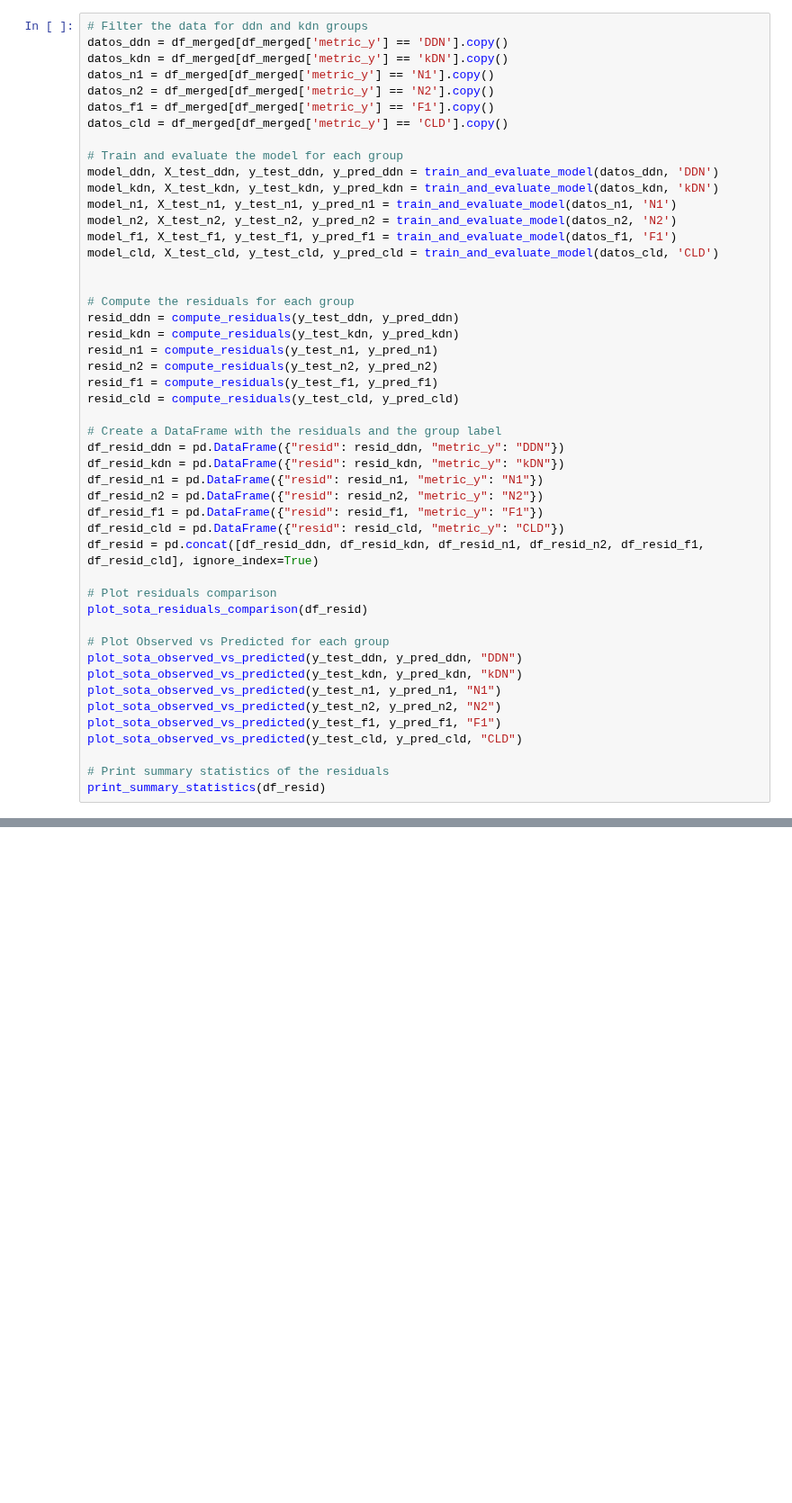
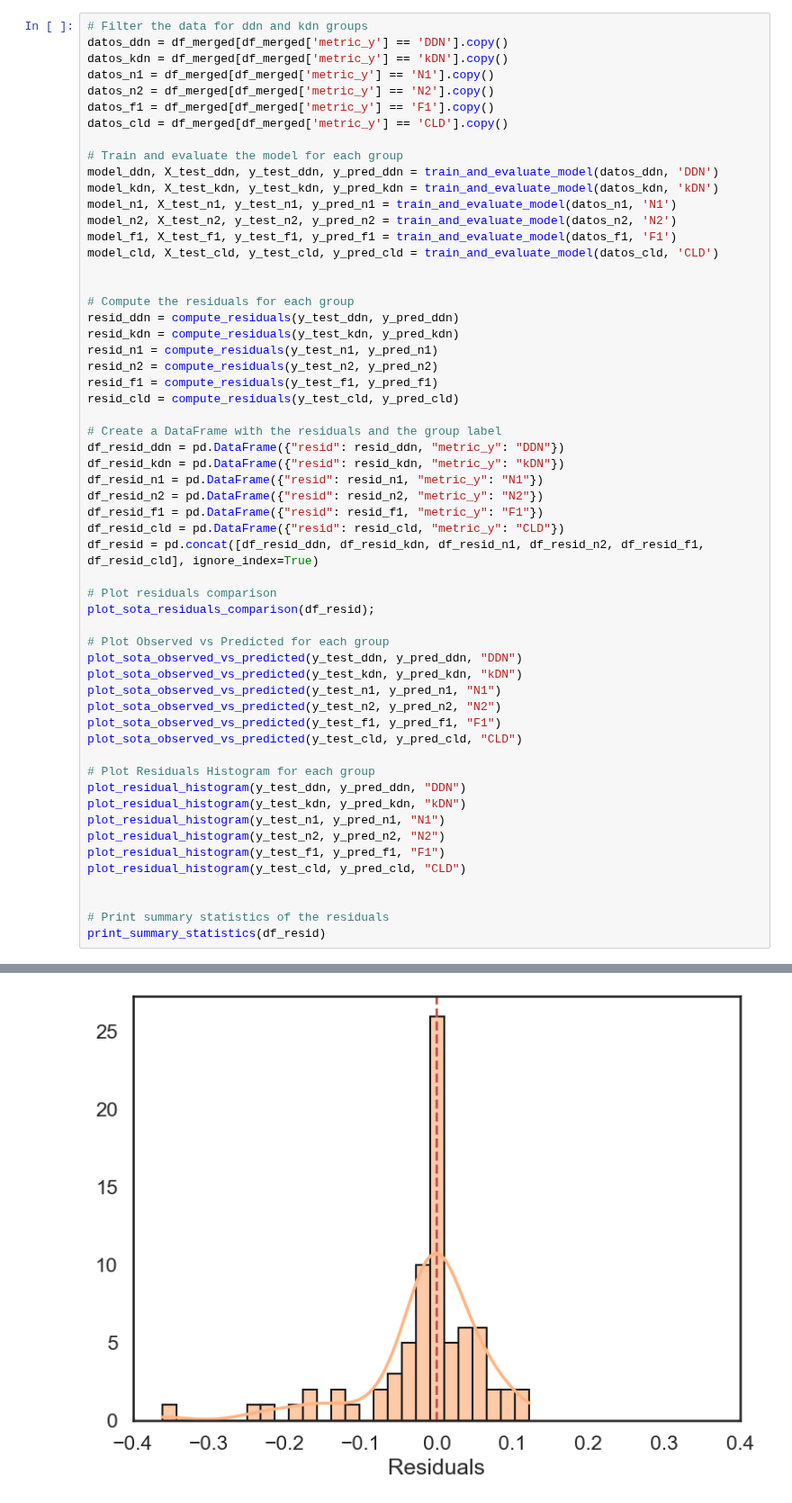
Before and after one commit to URJCDSLab/dynamic_disagreeing_neighbors, a Jupyter notebook: notebooks/7_best_complexity_across_proportion_sota.ipynb, the cells around one changed output, grey strips where cells are left out. Shown at 90% size. Cells and saved outputs as stored; diff of their text form; blank space fills up the shorter version.

```diff
--- a/notebooks/7_best_complexity_across_proportion_sota.ipynb
+++ b/notebooks/7_best_complexity_across_proportion_sota.ipynb
@@ -200,7 +200,7 @@ df_resid_cld = pd.DataFrame({"resid": resid_cld, "metric_y": "CLD"})
 df_resid = pd.concat([df_resid_ddn, df_resid_kdn, df_resid_n1, df_resid_n2, df_resid_f1, df_resid_cld], ignore_index=True)
 
 # Plot residuals comparison
-plot_sota_residuals_comparison(df_resid)
+plot_sota_residuals_comparison(df_resid);
 
 # Plot Observed vs Predicted for each group
 plot_sota_observed_vs_predicted(y_test_ddn, y_pred_ddn, "DDN")
@@ -210,32 +210,42 @@ plot_sota_observed_vs_predicted(y_test_n2, y_pred_n2, "N2")
 plot_sota_observed_vs_predicted(y_test_f1, y_pred_f1, "F1")
 plot_sota_observed_vs_predicted(y_test_cld, y_pred_cld, "CLD")
 
+# Plot Residuals Histogram for each group
+plot_residual_histogram(y_test_ddn, y_pred_ddn, "DDN")
+plot_residual_histogram(y_test_kdn, y_pred_kdn, "kDN")
+plot_residual_histogram(y_test_n1, y_pred_n1, "N1")
+plot_residual_histogram(y_test_n2, y_pred_n2, "N2")
+plot_residual_histogram(y_test_f1, y_pred_f1, "F1")
+plot_residual_histogram(y_test_cld, y_pred_cld, "CLD")
+
+
 # Print summary statistics of the residuals
 print_summary_statistics(df_resid)
 # %% [output]
 [DDN] Best parameters: {'regressor__max_depth': 9, 'select__k': 'all'}
 [DDN] Best validation score (neg MSE): -0.010677852990055919
 [DDN] r2 score: 0.7785607378029521
 [kDN] Best parameters: {'regressor__max_depth': 6, 'select__k': 'all'}
 [kDN] Best validation score (neg MSE): -0.011076107294082168
 [kDN] r2 score: 0.439515059959127
 [N1] Best parameters: {'regressor__max_depth': None, 'select__k': 'all'}
 [N1] Best validation score (neg MSE): -0.010368396169928937
 [N1] r2 score: 0.6951308865069377
 [N2] Best parameters: {'regressor__max_depth': 3, 'select__k': 2}
 [N2] Best validation score (neg MSE): -0.024409912477198287
 [N2] r2 score: 0.24464865305023287
 [F1] Best parameters: {'regressor__max_depth': 3, 'select__k': 'all'}
 [F1] Best validation score (neg MSE): -0.020534480074581446
 [F1] r2 score: 0.28388297337994994
 [CLD] Best parameters: {'regressor__max_depth': 3, 'select__k': 'all'}
 [CLD] Best validation score (neg MSE): -0.01889356605020818
 [CLD] r2 score: 0.3350200625949751
 <Figure size 600x600 with 0 Axes>
 [figure]
 [figure]
 [figure]
 [figure]
 [figure]
 [figure]
 [figure]
+[figure, added]
```
Also changed, not shown: parts of 2 cells of this notebook, 3 other files.
